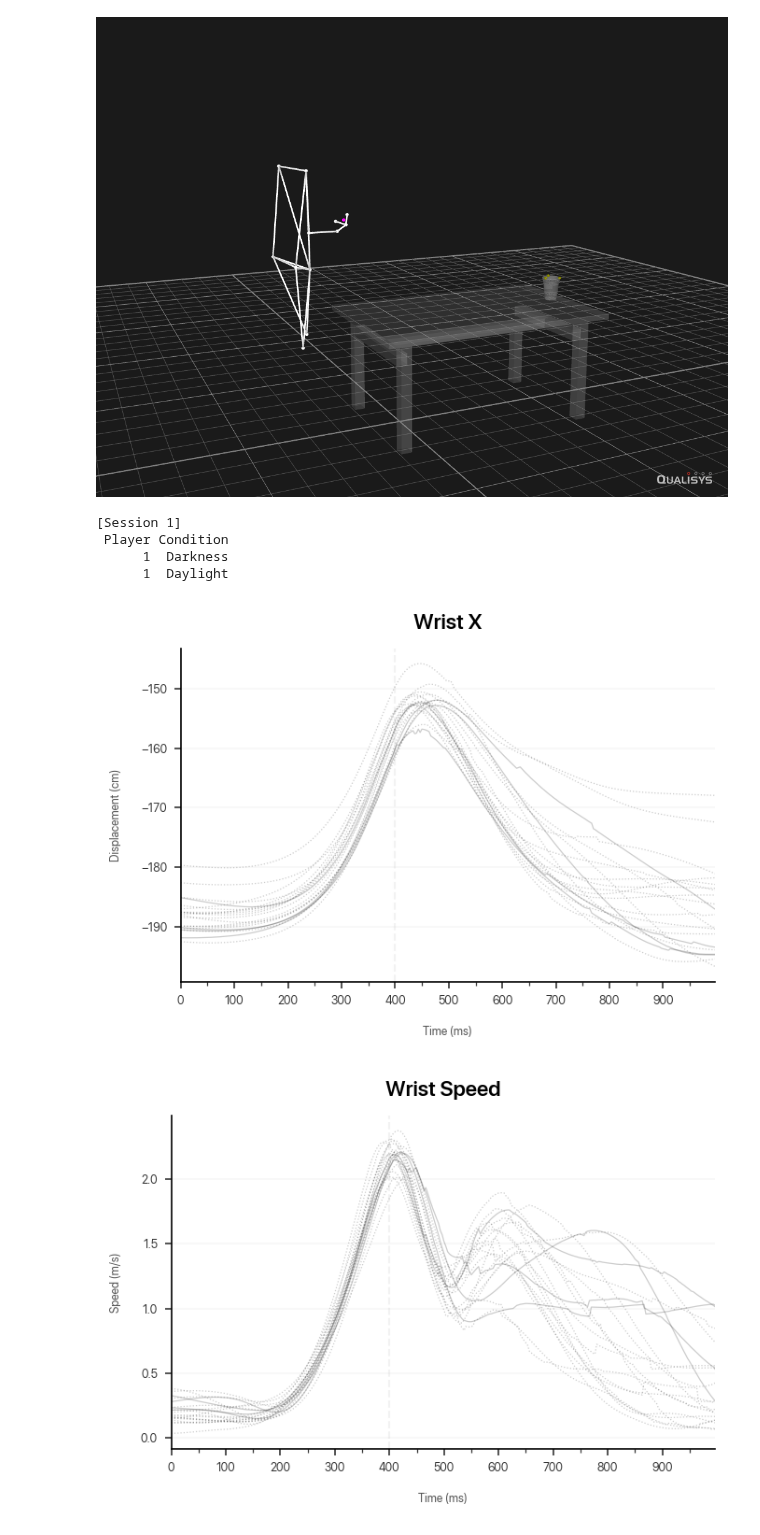
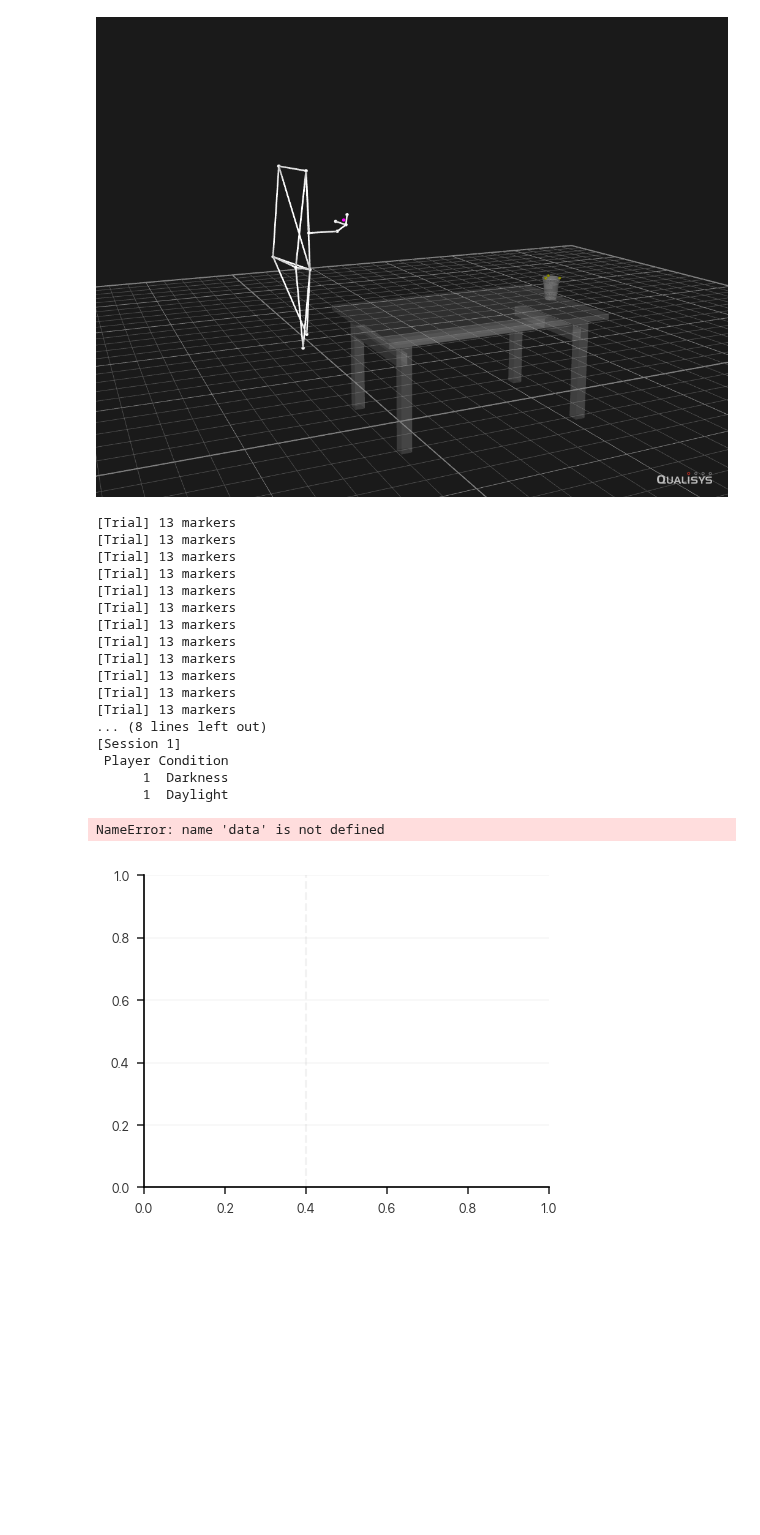
Before and after one commit to dlundgaard/BeerPongMastery, a Jupyter notebook: Analysis/analysis.ipynb, the cells around one changed output. Drawn from its saved outputs; the diff is of its cells as text; code cells hidden in the pictures; blank space fills up the shorter version.

```diff
--- a/Analysis/analysis.ipynb
+++ b/Analysis/analysis.ipynb
@@ -23,8 +23,10 @@ DATA_PATH           = "../data" # path to logfile directories
 # %%
 class Recording:
     def __init__(self, datafile_path):
-        self.datafile_path = datafile_path
+        self.read_datafile(datafile_path)
+        self.enhance()
 
+    def read_datafile(self, datafile_path):
         self.events = pd.read_csv(
             datafile_path,
             sep = "\t",
@@ -64,22 +66,12 @@ class Recording:
         dataset["OutcomeTag"] = dataset["Frame"].isin(self.events[self.events["EventType"] == "Hit"]["Frame"])
 
         trials = []
-        for trial, subset in dataset.groupby("Trial"):
-            marker_collection = []
-            subset["Frame"] -= subset["Frame"].min()
-            subset["Time"] -= subset["Time"].min()
-            for marker in self.available_markers:
-                pos_data = subset[subset["Marker"] == marker][["Frame", "Time"] + list("XYZ")].set_index(["Frame", "Time"])
-                pos_data = pos_data.interpolate(limit_direction = "both")
-                pos_data = (pos_data / SPATIAL_SCALE) * 100 # rescale from mm/s to cm
-                marker_collection.append(pos_data.reset_index())
-            trial_data = pd.Series(marker_collection, name = "Marker", index = self.available_markers)
-            trial_data.success = subset["OutcomeTag"].any()
-            trials.append(trial_data)
+        for trial, segment in dataset.groupby("Trial"):
+            segment["Frame"] -= segment["Frame"].min()
+            segment["Time"] -= segment["Time"].min()
+            trials.append(Trial(segment,  outcome = segment["OutcomeTag"].any()))
 
         self.data = pd.Series(data = trials, index = np.arange(1, len(trials) + 1), name = "Trial")
-
-        self.enhance()
 
     def calculate_speed(self, subset):
         delta_pos = (subset[["X", "Y", "Z"]].shift(1).values - subset[["X", "Y", "Z"]].values) * SAMPLE_RATE
@@ -135,6 +127,21 @@ class Recording:
     def __repr__(self):
         return f"[Recording {self.id}]" + "\n" + f"Trial{'s' if len(self.data) > 1 else ''} {self.data.index[0]}{'-' + str(self.data.index[-1]) if len(self.data.index) > 1 else ''}" + "\n" + f"{len(self.available_markers)} markers ({', '.join(self.available_markers)})"
 
+class Trial(pd.Series):
+    def __init__(self, data, outcome, *args, **kwargs):
+        pd.Series.__init__(self, {marker: self.process_marker_data(data) for marker, data in tuple(data.groupby("Marker", as_index = False))}, *args, **kwargs)
+        self.outcome = outcome
+
+    def process_marker_data(self, marker_data):
+        data = marker_data[["Frame", "Time", "X", "Y", "Z"]]
+        data = data.set_index(["Frame", "Time"])
+        data = data.interpolate(limit_direction = "both")
+        data = (data / SPATIAL_SCALE) * 100 # rescale from mm/s to cm
+        return data.reset_index()
+
+    def __repr__(self):
+        return f"[Trial, {len(self)} markers]"
+
 class Session:
     def __init__(self, session_id):
         self.session_id = session_id
@@ -150,13 +157,26 @@ class Session:
         self.data = pd.DataFrame(recordings)
 
     def __repr__(self):
-        return f"[Session {self.session_id}]" + "\n" + data[["Player", "Condition"]].to_string(index = False)
+        return f"[Session {self.session_id}]" + "\n" + self.data[["Player", "Condition"]].to_string(index = False)
 
 session = Session(session_id = 1)
 print(session)
 
 data = session.data
 # %% [output]
+[Trial] 13 markers
+[Trial] 13 markers
+[Trial] 13 markers
+[Trial] 13 markers
+[Trial] 13 markers
+[Trial] 13 markers
+[Trial] 13 markers
+[Trial] 13 markers
+[Trial] 13 markers
+[Trial] 13 markers
+[Trial] 13 markers
+[Trial] 13 markers
+... (8 lines left out)
 [Session 1]
  Player Condition
       1  Darkness
@@ -182,33 +202,33 @@ def plot_trajectory(marker, dimension):
             plt.plot(
                 subset[marker]["Time"],
                 subset[marker][dimension],
                 color = "black",
                 linewidth = 0.6,
-                linestyle = "-" if subset.success else ":",
+                linestyle = "-" if subset.outcome else ":",
                 alpha = 0.2
             )
 
     plt.title(f"{marker} {dimension}")
     plt.xlabel("Time (ms)")
     if dimension == "Speed":
         plt.ylabel(f"{dimension} (m/s)")
     elif dimension == "Acceleration":
         plt.ylabel(f"{dimension} (m/s$^2$)")
     else:
         plt.ylabel("Displacement (cm)")
 
     decorate_xaxis_ticks()
     plt.margins(x = 0, y = 0.05)
     plt.tight_layout()
 
 plot_trajectory(marker = "Wrist", dimension = "X")
 plot_trajectory(marker = "Wrist", dimension = "Speed")
 plot_trajectory(marker = "Wrist", dimension = "Acceleration")
 plot_trajectory(marker = "Ball", dimension = "Speed")
 plot_trajectory(marker = "Ball", dimension = "Acceleration")
 plot_trajectory(marker = "Ball", dimension = "X")
 plot_trajectory(marker = "Ball", dimension = "Y")
 plot_trajectory(marker = "Ball", dimension = "Z")
 # %% [output]
+NameError: name 'data' is not defined
-[figure, old version]
+[figure, new version]
-[figure, removed]
```
Also changed, not shown: parts of 4 cells of this notebook.
